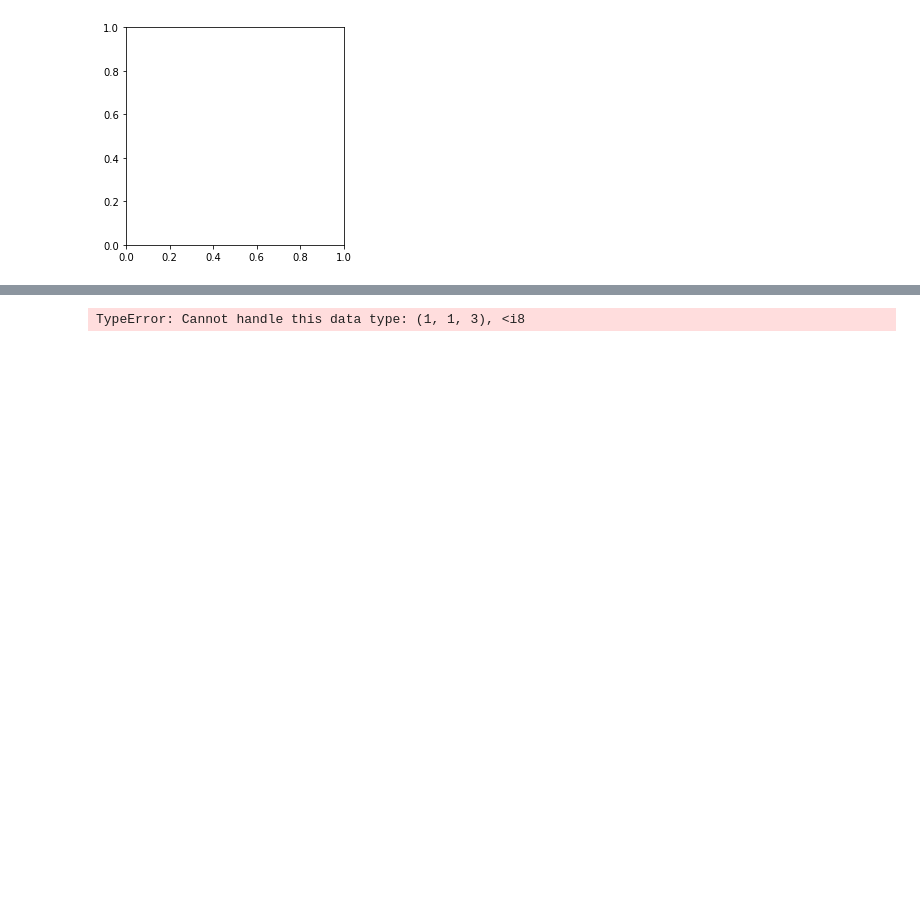
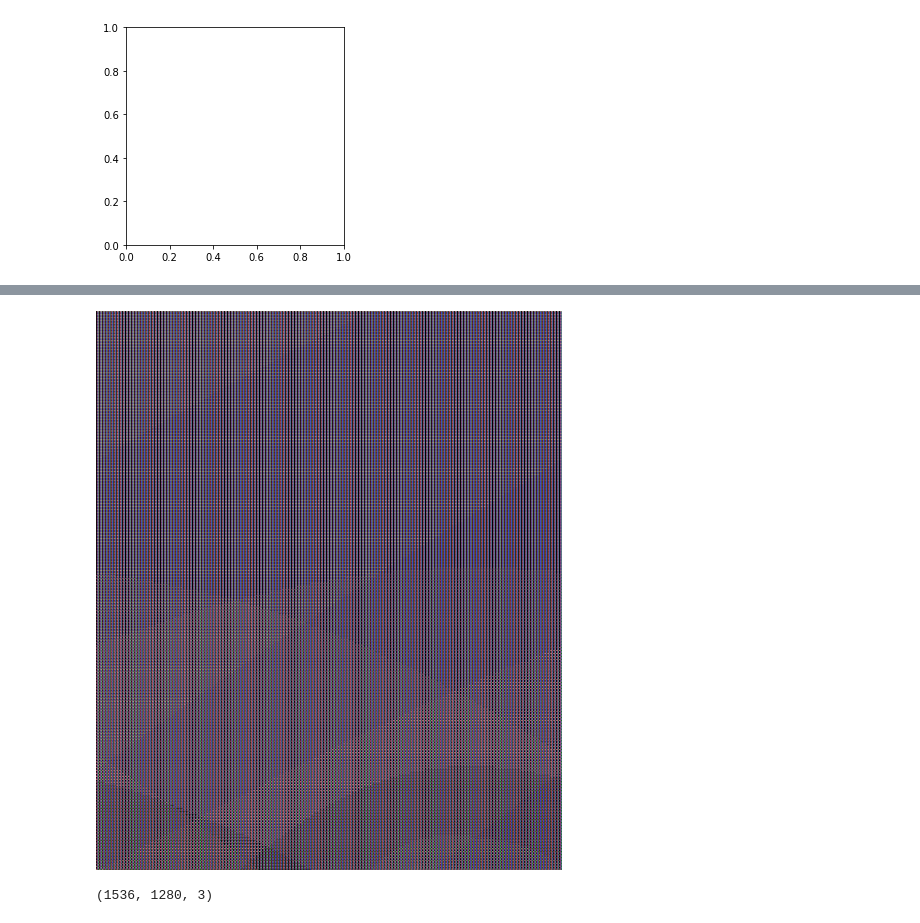
Before and after one commit to Baukebrenninkmeijer/mandelbrot, a Jupyter notebook: notebooks/mandelbrot.ipynb, the cells around one changed output, grey strips where cells are left out. Cells and saved outputs as stored; diff of their text form; code cells hidden in the pictures; blank space fills up the shorter version.

```diff
--- a/notebooks/mandelbrot.ipynb
+++ b/notebooks/mandelbrot.ipynb
@@ -396,4 +385,8 @@ plt.imshow(stability_to_color(s))
 # %%
-Image.fromarray((stability_to_color(s)*255).astype(int))
+Image.fromarray((stability_to_color(s)*255).astype(int), mode='RGB')
 # %% [output]
-TypeError: Cannot handle this data type: (1, 1, 3), <i8
+[figure, added]
+# %%
+(stability_to_color(s)*255).astype(int).shape
+# %% [output]
+(1536, 1280, 3)
```
Also changed, not shown: parts of 10 cells of this notebook.
